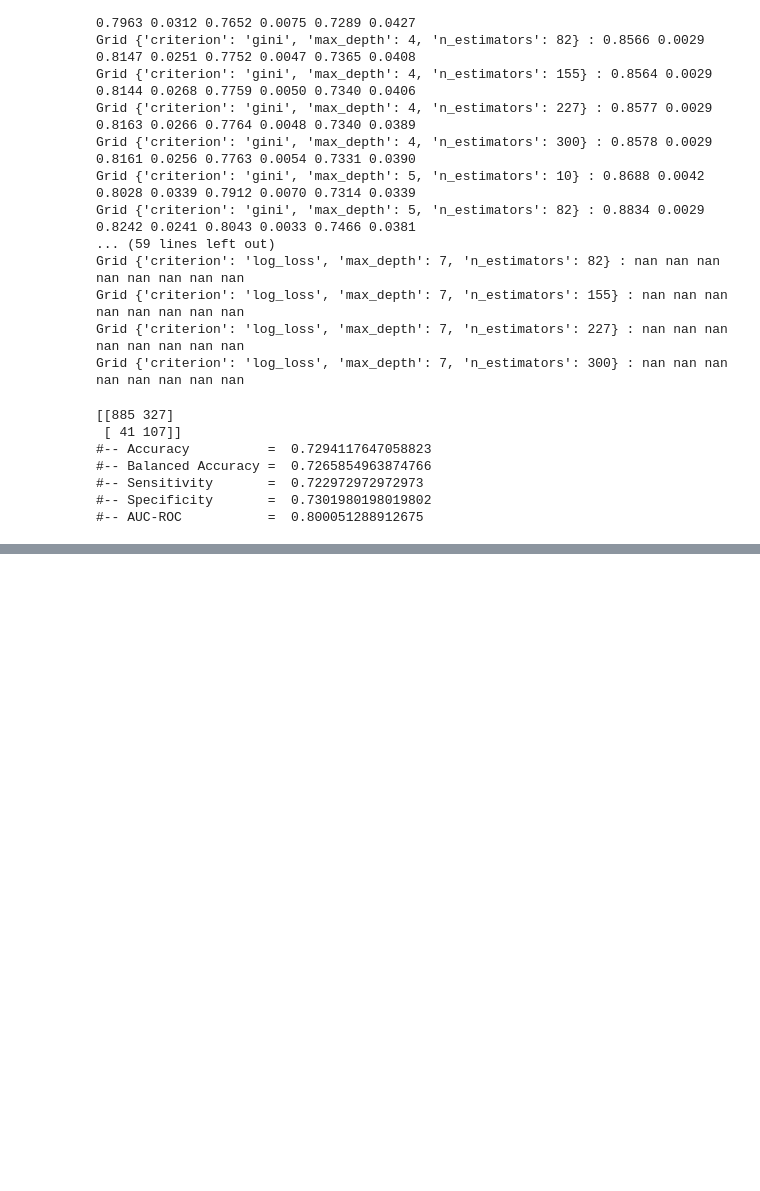
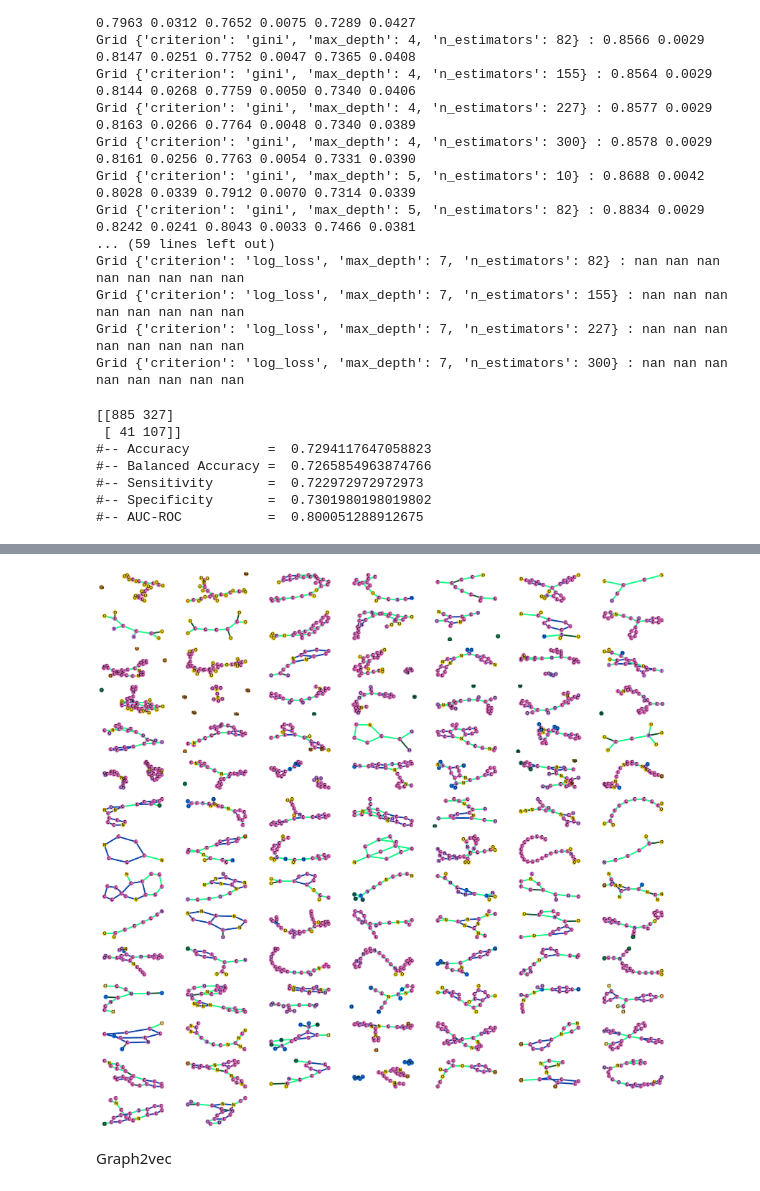
Before and after one commit to cosmina98/PhD, a Jupyter notebook: cids_and_sids_from_pubchem_ML.ipynb, the cells around one changed output, grey strips where cells are left out. Saved outputs shown, nothing was run; the diff lists cells and outputs as text; code cells hidden in the pictures; blank space fills up the shorter version.

```diff
--- a/cids_and_sids_from_pubchem_ML.ipynb
+++ b/cids_and_sids_from_pubchem_ML.ipynb
@@ -16,10 +32,13 @@ import time
 import io
 import rdkit
 import networkx
+import networkx as nx
 import sklearn
 from io import StringIO
 from rdkit import Chem
 from rdkit.Chem import MACCSkeys
+from rdkit.Chem import Draw
+plt.rcParams['figure.figsize'] = [10, 5]
 # %% [markdown]
 # Load data from PubChem
 # %% [markdown]
@@ -494,0 +658,33 @@ print("#-- AUC-ROC           = ", auc)
+# %%
+def draw_graphs(list_of_graph_molecules, num_per_line=3):
+      ixs=[]
+      num_per_line_ax_n=0
+      if len(list_of_graph_molecules)%num_per_line==0:
+       lines=int(len(list_of_graph_molecules)/num_per_line)
+      else:
+        lines=len(list_of_graph_molecules)//num_per_line+1
+        num_per_line_ax_n=len(list_of_graph_molecules) % num_per_line
+
+        for i in range(num_per_line-num_per_line_ax_n):
+          ix=lines-1,num_per_line-i-1
+          ixs.append(ix)
+
+      #print(lines)
+      fig, ax = plt.subplots(lines, num_per_line)
+      fig.set_figheight(30)
+      fig.set_figwidth(30)
+      for i, mol_nx in enumerate(list_of_graph_molecules):
+
+        ix = np.unravel_index(i, ax.shape)
+        draw_one_mol(mol_nx, ax=ax[ix])
+      for ix in ixs:
+           ax[ix].set_axis_off()
+
+
+
+draw_graphs(list_of_graph_molecules[:100], num_per_line=7)
+# %% [output]
+[figure, added]
+# %% [markdown]
+
+Graph2vec
```
Also changed, not shown: parts of 25 cells of this notebook.
